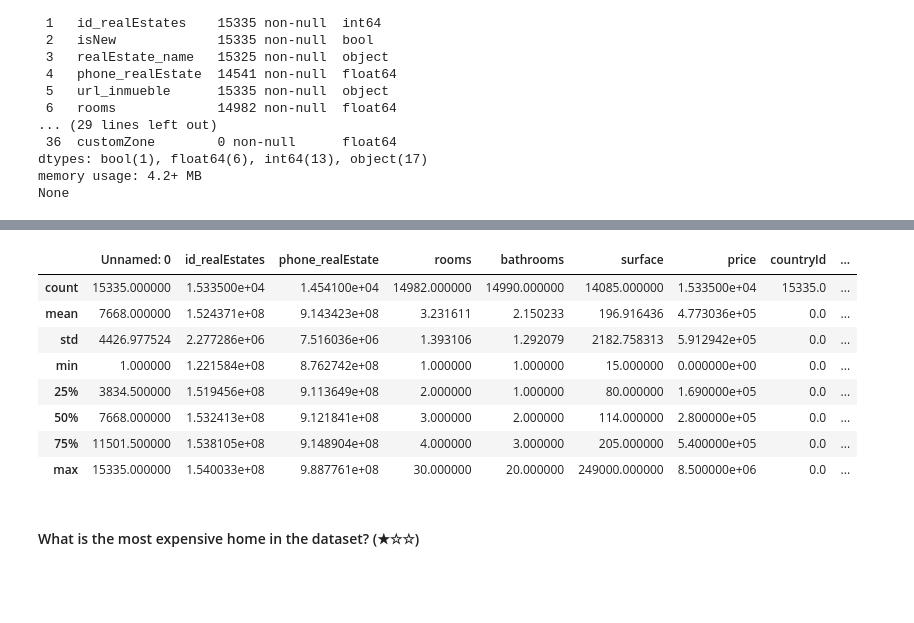
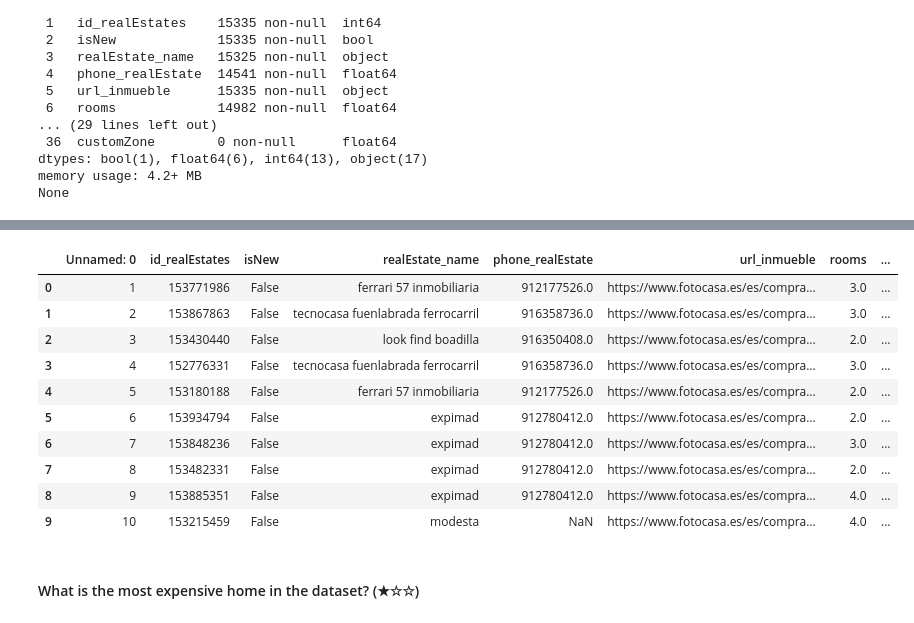
Before and after one commit to xalejandrow/realestate-datacleanup-exercise, a Jupyter notebook: project.ipynb, the cells around one changed output, grey strips where cells are left out. Saved outputs shown, nothing was run; the diff lists cells and outputs as text; code cells hidden in the pictures; blank space fills up the shorter version.

Commit message:
date

```diff
--- a/project.ipynb
+++ b/project.ipynb
@@ -16,6 +16,8 @@ import pandas as pd
 import matplotlib.pyplot as plt
 %matplotlib inline
 
+pd.set_option('display.max_rows', None)
+
 df = pd.read_csv('./assets/real_estate.csv', delimiter=';', error_bad_lines=False)
 print(df.info())
 print(df.columns)
@@ -62,3 +64,11 @@ Data columns (total 37 columns):
 dtypes: bool(1), float64(6), int64(13), object(17)
 memory usage: 4.2+ MB
 None
+# %%
+pd.options.display.max_columns = None
+#df['date'] = df['date'].astype('datetime64')
+df['date'] = pd.to_datetime(df['date'])
+df.describe()
+df.describe(datetime_is_numeric=True)
+#print(df.columns)
+#print(df.head(10))
@@ -65,17 +85,17 @@ None
 # %%
-df.describe()
-#print(df.columns)
-#print(df.head(10))
+df.head(10)
 # %% [output]
-|  | Unnamed: 0 | id_realEstates | phone_realEstate | rooms | bathrooms | surface | price | countryId | ... |
-| count | 15335.000000 | 1.533500e+04 | 1.454100e+04 | 14982.000000 | 14990.000000 | 14085.000000 | 1.533500e+04 | 15335.0 | ... |
-| mean | 7668.000000 | 1.524371e+08 | 9.143423e+08 | 3.231611 | 2.150233 | 196.916436 | 4.773036e+05 | 0.0 | ... |
-| std | 4426.977524 | 2.277286e+06 | 7.516036e+06 | 1.393106 | 1.292079 | 2182.758313 | 5.912942e+05 | 0.0 | ... |
-| min | 1.000000 | 1.221584e+08 | 8.762742e+08 | 1.000000 | 1.000000 | 15.000000 | 0.000000e+00 | 0.0 | ... |
-| 25% | 3834.500000 | 1.519456e+08 | 9.113649e+08 | 2.000000 | 1.000000 | 80.000000 | 1.690000e+05 | 0.0 | ... |
-| 50% | 7668.000000 | 1.532413e+08 | 9.121841e+08 | 3.000000 | 2.000000 | 114.000000 | 2.800000e+05 | 0.0 | ... |
-| 75% | 11501.500000 | 1.538105e+08 | 9.148904e+08 | 4.000000 | 3.000000 | 205.000000 | 5.400000e+05 | 0.0 | ... |
-| max | 15335.000000 | 1.540033e+08 | 9.887761e+08 | 30.000000 | 20.000000 | 249000.000000 | 8.500000e+06 | 0.0 | ... |
+|  | Unnamed: 0 | id_realEstates | isNew | realEstate_name | phone_realEstate | url_inmueble | rooms | ... |
+| 0 | 1 | 153771986 | False | ferrari 57 inmobiliaria | 912177526.0 | https://www.fotocasa.es/es/compra... | 3.0 | ... |
+| 1 | 2 | 153867863 | False | tecnocasa fuenlabrada ferrocarril | 916358736.0 | https://www.fotocasa.es/es/compra... | 3.0 | ... |
+| 2 | 3 | 153430440 | False | look find boadilla | 916350408.0 | https://www.fotocasa.es/es/compra... | 2.0 | ... |
+| 3 | 4 | 152776331 | False | tecnocasa fuenlabrada ferrocarril | 916358736.0 | https://www.fotocasa.es/es/compra... | 3.0 | ... |
+| 4 | 5 | 153180188 | False | ferrari 57 inmobiliaria | 912177526.0 | https://www.fotocasa.es/es/compra... | 2.0 | ... |
+| 5 | 6 | 153934794 | False | expimad | 912780412.0 | https://www.fotocasa.es/es/compra... | 2.0 | ... |
+| 6 | 7 | 153848236 | False | expimad | 912780412.0 | https://www.fotocasa.es/es/compra... | 3.0 | ... |
+| 7 | 8 | 153482331 | False | expimad | 912780412.0 | https://www.fotocasa.es/es/compra... | 2.0 | ... |
+| 8 | 9 | 153885351 | False | expimad | 912780412.0 | https://www.fotocasa.es/es/compra... | 4.0 | ... |
+| 9 | 10 | 153215459 | False | modesta | NaN | https://www.fotocasa.es/es/compra... | 4.0 | ... |
 # %% [markdown]
 #### What is the most expensive home in the dataset? (★☆☆)
 # %%
```
Also changed, not shown: parts of 1 cell of this notebook.
